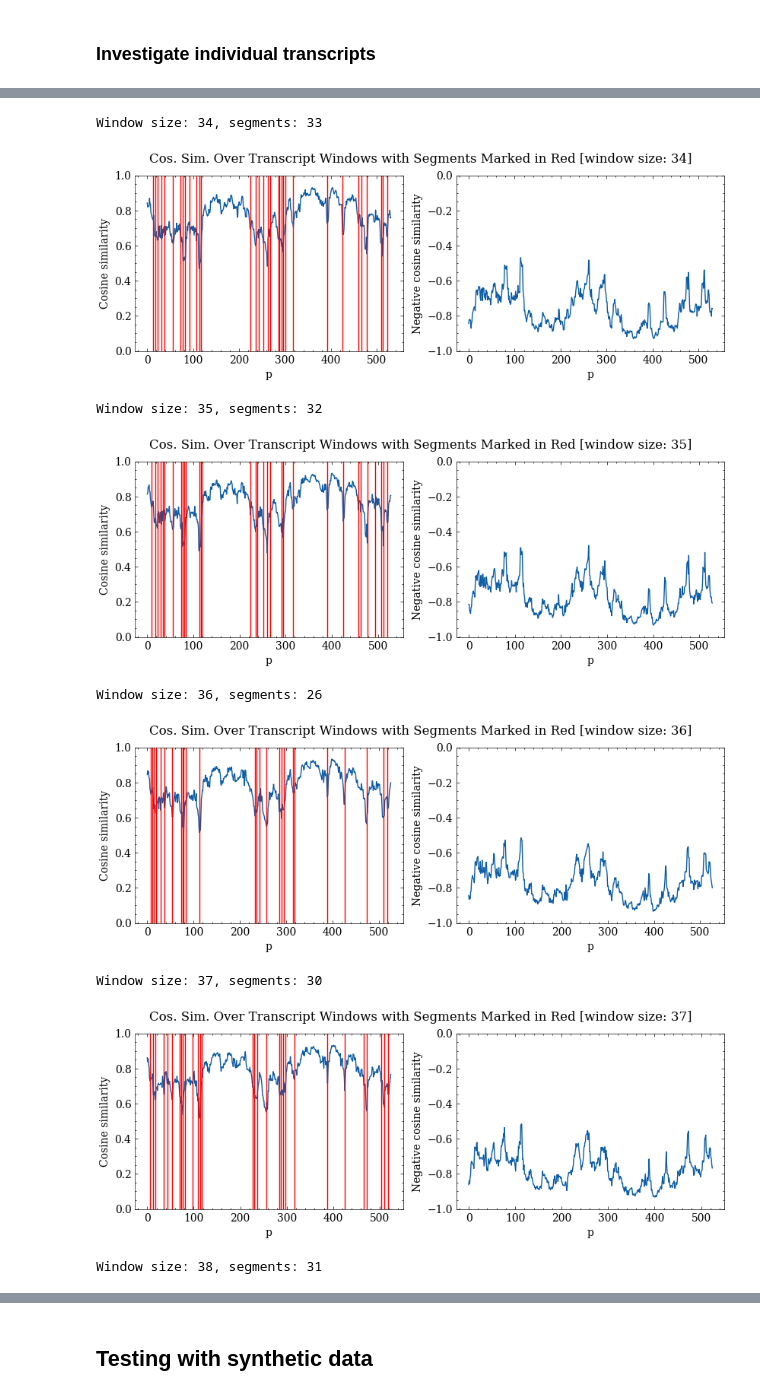
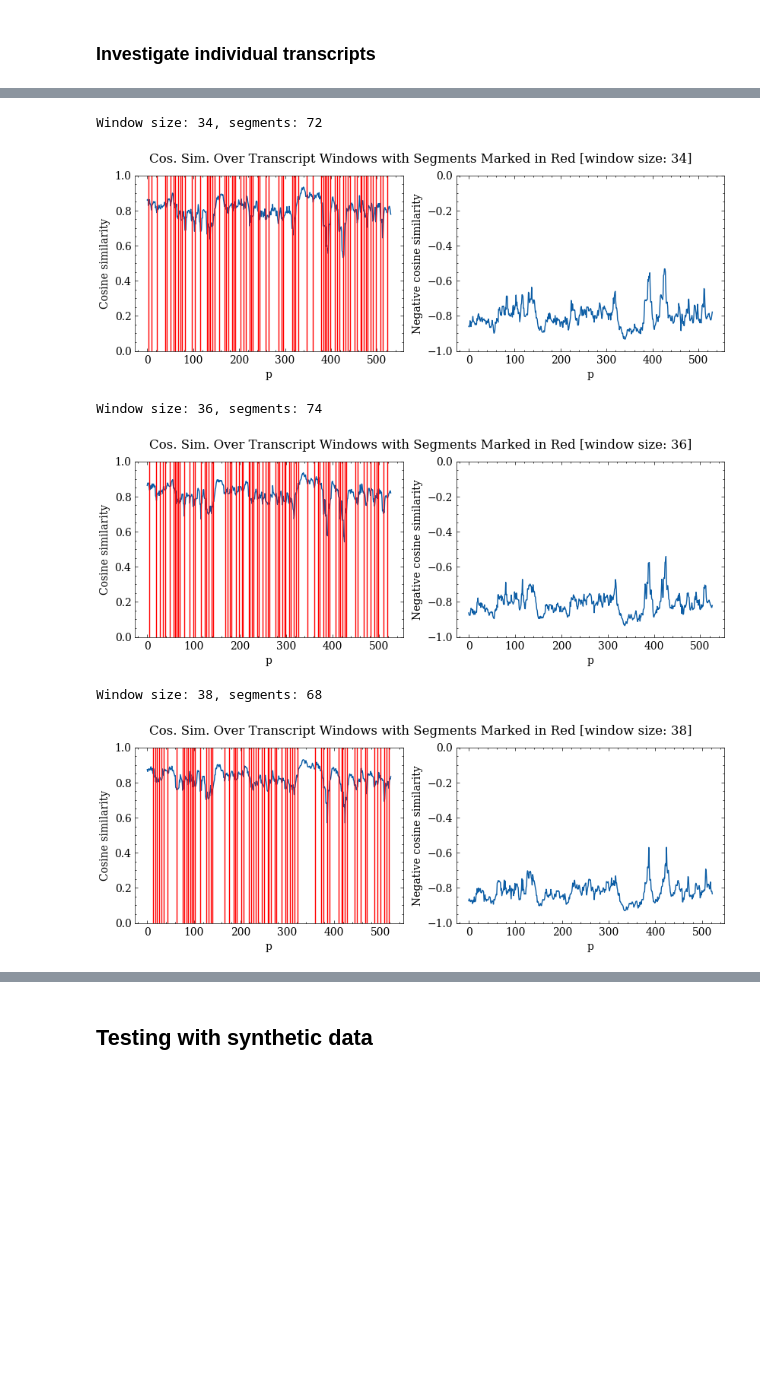
Before and after one commit to OskarMunck/Thesis, a Jupyter notebook: 4.topic_tiling.ipynb, the cells around one changed output, grey strips where cells are left out. Saved outputs shown, nothing was run; the diff lists cells and outputs as text; code cells hidden in the pictures; blank space fills up the shorter version.

```diff
--- a/4.topic_tiling.ipynb
+++ b/4.topic_tiling.ipynb
@@ -272,7 +272,7 @@ for dirpath, _, files in os.walk('../Thesis/annotated_probabilities'):
         # he = [0.99, 0.95, 0.9]
         # for h in he:
         h=0.95
-        for win in range(2, 3, 2):
+        for win in range(2, 41, 2):
             predicted_bounds = segmentation_main_call(annotated_probabilities_df,\
                                                         print_state_min=False,\
                                                         print_state_depth=False,\
@@ -393,7 +414,7 @@ plt.show()
 ### Investigate individual transcripts
 # %%
 # load sentence probabilities from 1 step
-sent_proba = np.load('../Thesis/probabilities_new.npy')
+sent_proba = np.load('../Thesis/probabilities.npy')
 print(sent_proba.shape)
 
 # make dataframe for processing
@@ -410,6 +431,7 @@ pipeline_df.head()
 # %%
 figure = figsize=(6, 4.6)
-cos_sims = window_cosine_sim(pipeline_df, 2)
+smothed_probs = smoothing(pipeline_df, threshold=0.0000001)
+cos_sims = window_cosine_sim(smothed_probs, 10)
 print(cos_sims.max())
 print(cos_sims.min())
 print(cos_sims.mean())
@@ -426,21 +448,16 @@ plt.show()
 # %%
 # Plot and analyse with different size windows
-windows = [i for i in range(34, 41, 1)]
+windows = [i for i in range(34, 40, 2)]
 
 for win in windows:
-    bounds = segmentation_main_call(pipeline_df, print_state_min=False, print_state_depth=False, window=win, height=0.75)
+    bounds = segmentation_main_call(pipeline_df, print_state_min=False, print_state_depth=False, window=win, height=0.95)
     cos_sims = window_cosine_sim(pipeline_df, window_size=win)
     print(f'Window size: {win}, segments: {len(bounds)}')
     plot_cosine_scores(cos_sims, window_size=win, boundaries=bounds)
-
-# With smoothing
 # %% [output]
-Window size: 34, segments: 33
+Window size: 34, segments: 72
-[figure, old version]
+[figure, new version]
-Window size: 35, segments: 32
+Window size: 36, segments: 74
-[figure, old version]
+[figure, new version]
-Window size: 36, segments: 26
+Window size: 38, segments: 68
-[figure, old version]
+[figure, new version]
-Window size: 37, segments: 30
-[figure, removed]
-Window size: 38, segments: 31
```
Also changed, not shown: parts of 7 cells of this notebook.
